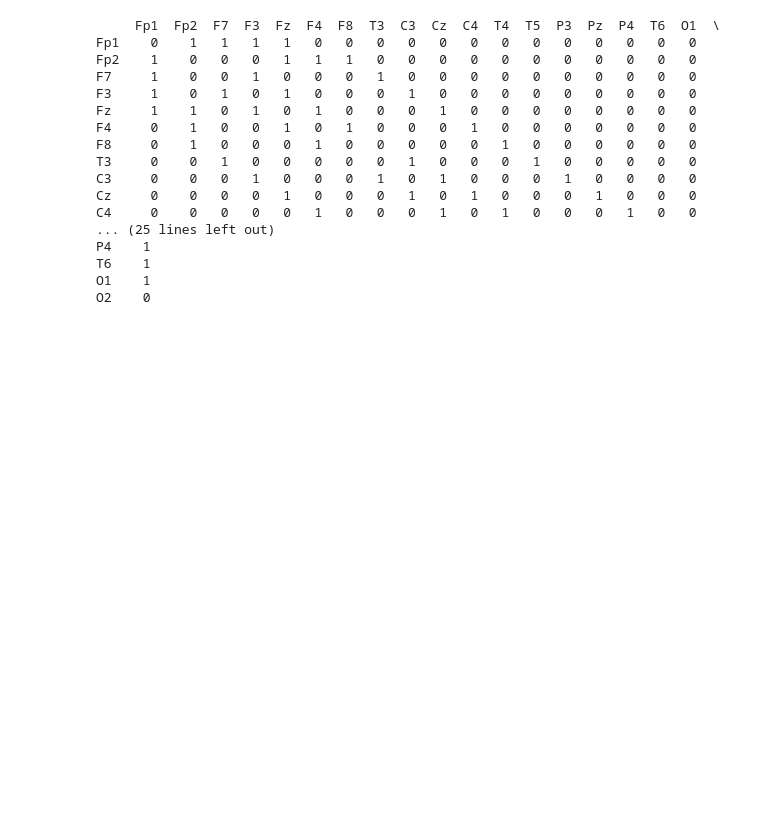
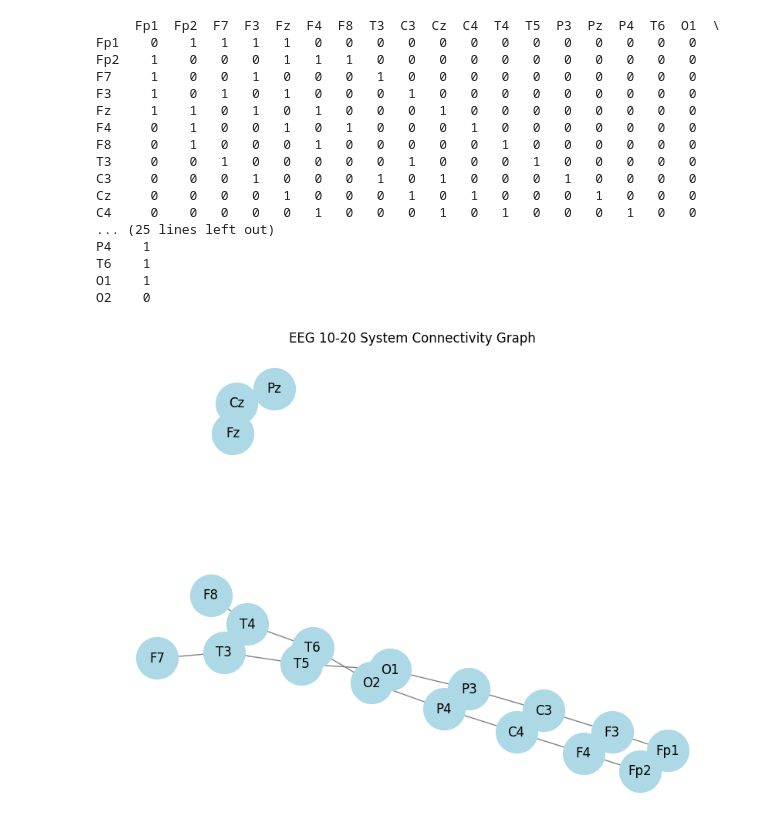
Before and after one commit to nikil1506/rice_eeg, a Jupyter notebook: adj.ipynb, the cells around one changed output. Cells and saved outputs as stored; diff of their text form; code cells hidden in the pictures; blank space fills up the shorter version.

```diff
--- a/adj.ipynb
+++ b/adj.ipynb
@@ -64,3 +64,44 @@ P4    1
 T6    1
 O1    1
 O2    0
+# %%
+import numpy as np
+import networkx as nx
+import matplotlib.pyplot as plt
+
+# Define EEG 10-20 electrode locations (simplified)
+eeg_electrodes = [
+    "Fp1", "Fp2", "F3", "F4", "C3", "C4", "P3", "P4", "O1", "O2",
+    "F7", "F8", "T3", "T4", "T5", "T6", "Fz", "Cz", "Pz"
+]
+
+# Define predefined connections based on 10-20 system
+connections = [
+    ("Fp1", "F3"), ("Fp2", "F4"), ("F3", "C3"), ("F4", "C4"),
+    ("C3", "P3"), ("C4", "P4"), ("P3", "O1"), ("P4", "O2"),
+    ("F7", "T3"), ("F8", "T4"), ("T3", "T5"), ("T4", "T6"),
+    ("T5", "O1"), ("T6", "O2"), ("Fz", "Cz"), ("Cz", "Pz"),
+    ("Fp1", "Fp2"), ("F3", "F4"), ("C3", "C4"), ("P3", "P4"),
+    ("O1", "O2"), ("T3", "T4"), ("T5", "T6")
+]
+
+# Create adjacency matrix
+num_nodes = len(eeg_electrodes)
+A = np.zeros((num_nodes, num_nodes))
+
+# Populate adjacency matrix
+for (e1, e2) in connections:
+    i, j = eeg_electrodes.index(e1), eeg_electrodes.index(e2)
+    A[i, j] = A[j, i] = 1  # Symmetric adjacency matrix
+
+# Visualize the EEG Graph
+G = nx.Graph()
+G.add_nodes_from(eeg_electrodes)
+G.add_edges_from(connections)
+
+plt.figure(figsize=(8, 6))
+nx.draw(G, with_labels=True, node_color='lightblue', edge_color='gray', node_size=1500)
+plt.title("EEG 10-20 System Connectivity Graph")
+plt.show()
+# %% [output]
+[figure, added]
```
Also changed, not shown: 39 other files.
